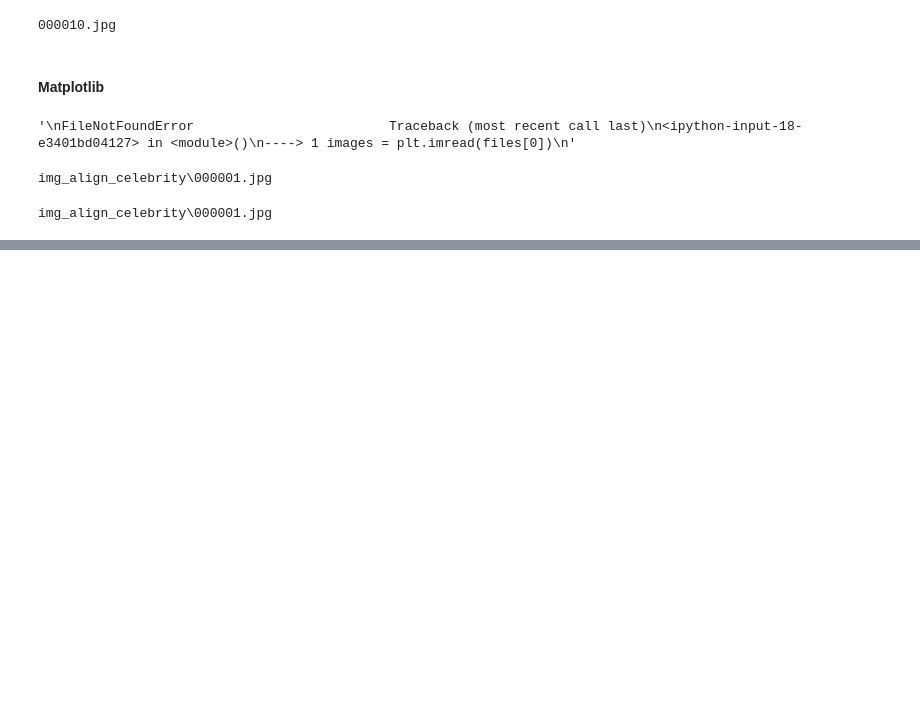
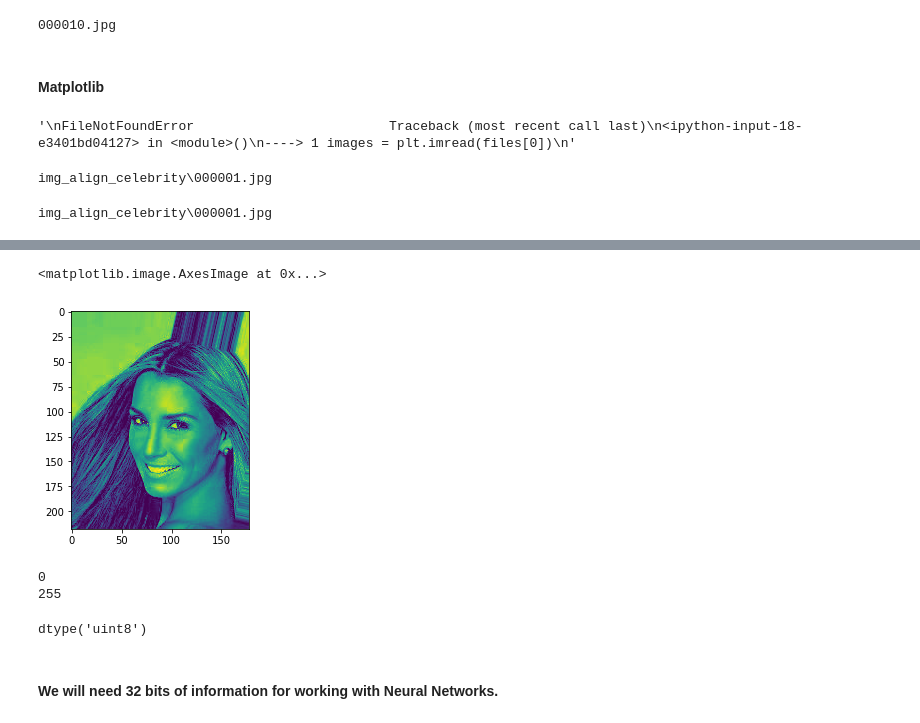
Before and after one commit to vimde/Deep-Learning, a Jupyter notebook: Prerequisites/Prerequisites - Basics.ipynb, the cells around one changed output, grey strips where cells are left out. Saved outputs shown, nothing was run; the diff lists cells and outputs as text; code cells hidden in the pictures; blank space fills up the shorter version.

```diff
--- a/Prerequisites/Prerequisites - Basics.ipynb
+++ b/Prerequisites/Prerequisites - Basics.ipynb
@@ -83,0 +109,6 @@ image = plt.imread(files[0])
+# %%
+plt.figure()
+plt.imshow(image[:, :, 2])
+# %% [output]
+<matplotlib.image.AxesImage at 0x...>
+[figure, added]
@@ -83,0 +117,12 @@ image = plt.imread(files[0])
+# %%
+print(np.min(image))
+print(np.max(image))
+# %% [output]
+0
+255
+# %%
+image.dtype
+# %% [output]
+dtype('uint8')
+# %% [markdown]
+#### We will need 32 bits of information for working with Neural Networks.
```
Also changed, not shown: parts of 7 cells of this notebook.
